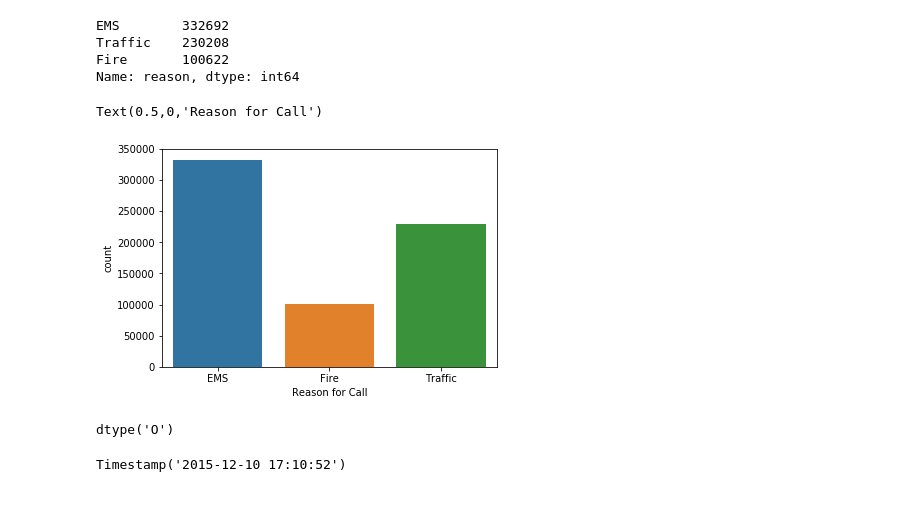
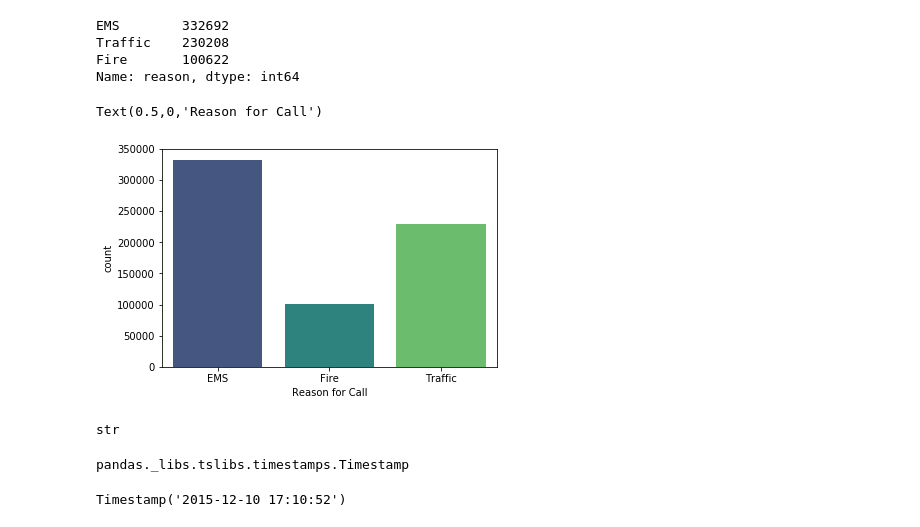
Before and after one commit to NavdeepTU/Data-Analysis-and-Visualization, a Jupyter notebook: 06. Capstone Projects/01. 911 Calls.ipynb, the cells around one changed output. Saved outputs shown, nothing was run; the diff lists cells and outputs as text; code cells hidden in the pictures.

```diff
--- a/06. Capstone Projects/01. 911 Calls.ipynb
+++ b/06. Capstone Projects/01. 911 Calls.ipynb
@@ -102,5 +105,5 @@ def get_reason(title):
 # %%
-df['reason'] = df['title'].apply(get_reason)
+df['reason'] = df['title'].apply(lambda t: t.split(':')[0])
 # %%
 df.head()
 # %% [output]
@@ -120,21 +123,25 @@ Fire       100622
 Name: reason, dtype: int64
 # %%
 # Now use seaborn to create a countplot of 911 calls by Reason.
-ax = sns.countplot(x='reason', data=df)
+ax = sns.countplot(x='reason', data=df, palette='viridis')
 ax.set_xlabel('Reason for Call')
 # %% [output]
 Text(0.5,0,'Reason for Call')
-[figure, old version]
+[figure, new version]
 # %%
 # Now let us begin to focus on time information.
 # What is the data type of the objects in the timeStamp column?
-df['timeStamp'].dtype
+type(df['timeStamp'].iloc[0])
 # %% [output]
-dtype('O')
+str
 # %%
 # You should have seen that these timestamps are still strings.
 # Use pd.to_datetime to convert the column from strings to DateTime objects.
 df['timeStamp'] = df['timeStamp'].apply(pd.to_datetime)
+# %%
+type(df['timeStamp'].iloc[0])
+# %% [output]
+pandas._libs.tslibs.timestamps.Timestamp
 # %%
 # You can now grab specific attributes from a Datetime object by calling them. For example:
 time = df.iloc[0]['timeStamp']
```
Also changed, not shown: parts of 19 cells of this notebook.
